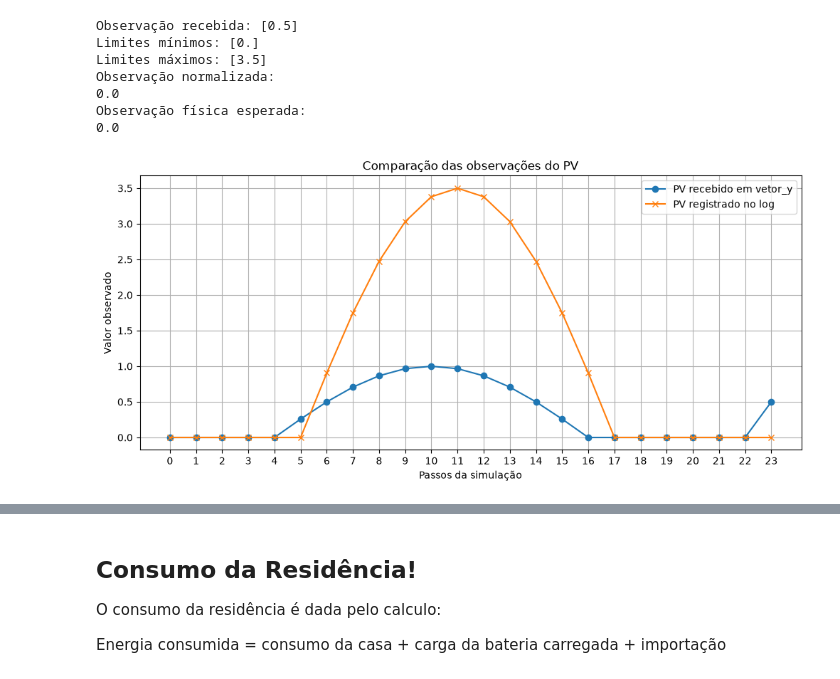
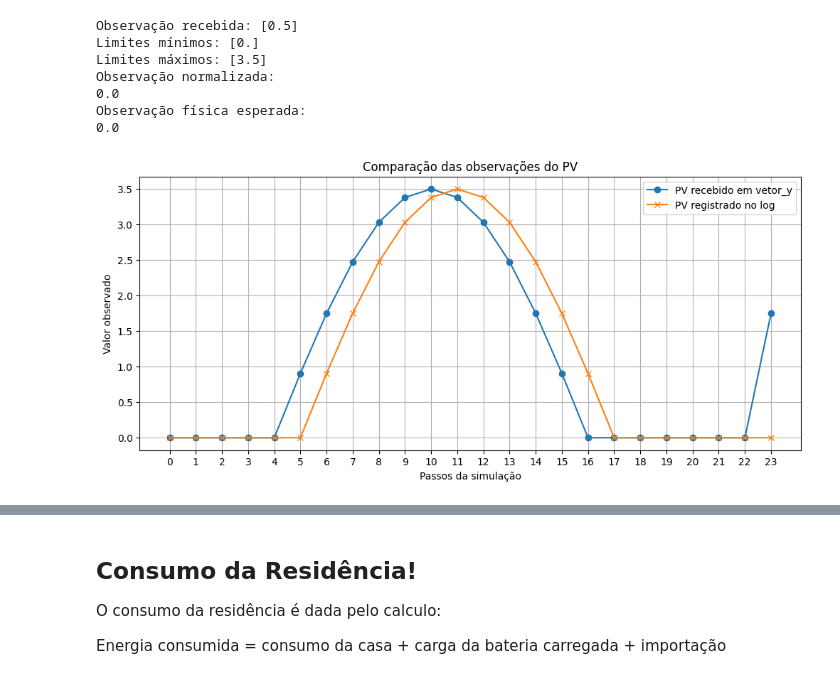
Before and after one commit to pedroMB03/TCC--SmartGrid-com-MPC, a Jupyter notebook: Controlers/rbc.ipynb, the cells around one changed output, grey strips where cells are left out. Cells and saved outputs as stored; diff of their text form; code cells hidden in the pictures.

```diff
--- a/Controlers/rbc.ipynb
+++ b/Controlers/rbc.ipynb
@@ -231,37 +213,42 @@ Observação física esperada:
 # %%
 # Extraindo o PV diretamente do vetor y
 pv_observado = np.array([
-    float(np.asarray(y['pv'][0]).squeeze())
-    for y in vetor_y
+    float(np.asarray(y['pv']).squeeze())
+    for y in vetor_y_fisico
 ])
 
 # Extraindo o PV do registro operacional
-pv_log = log[("pv", 0, "renewable_current")].to_numpy()
+pv_log = log[("pv", 0, "renewable_current")].abs().to_numpy()
+
+
+# Para Alinhar os dois vetores: y(t) está na frente log(t)
+#pv_y_observado = pv_observado[:-1]
+#pv_log_alinhado = pv_log[1:]
 
 # Comparação gráfica
 plt.figure(figsize=(12, 5))
 
 plt.plot(
     range(len(pv_observado)),
     pv_observado,
     marker='o',
     label='PV recebido em vetor_y'
 )
 
 plt.plot(
     range(len(pv_log)),
     pv_log,
     marker='x',
     label='PV registrado no log'
 )
 
 plt.title('Comparação das observações do PV')
 plt.xlabel('Passos da simulação')
 plt.ylabel('Valor observado')
 plt.xticks(range(24))
 plt.legend()
 plt.grid(True)
 plt.show()
 # %% [output]
-[figure, old version]
+[figure, new version]
 # %%
```
Also changed, not shown: parts of 8 cells of this notebook.
